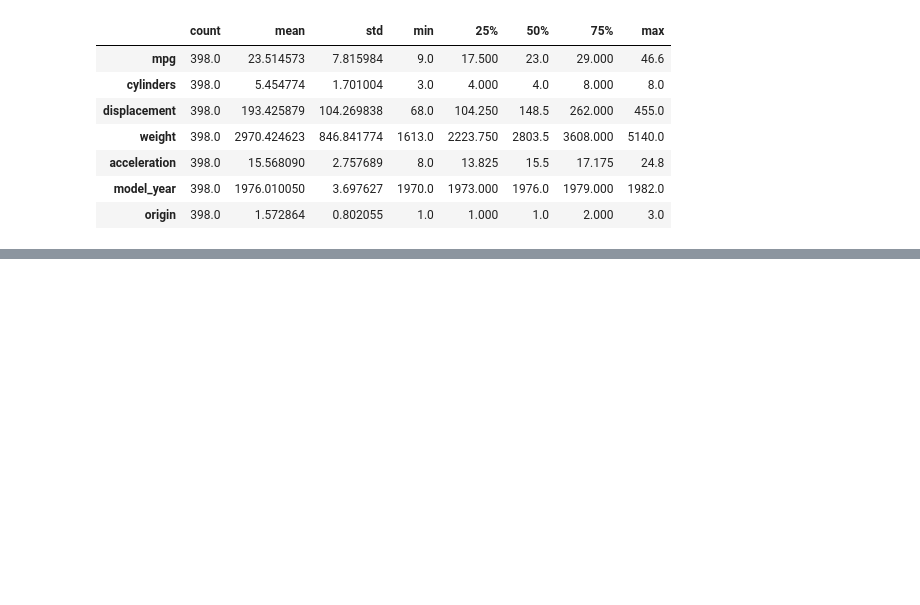
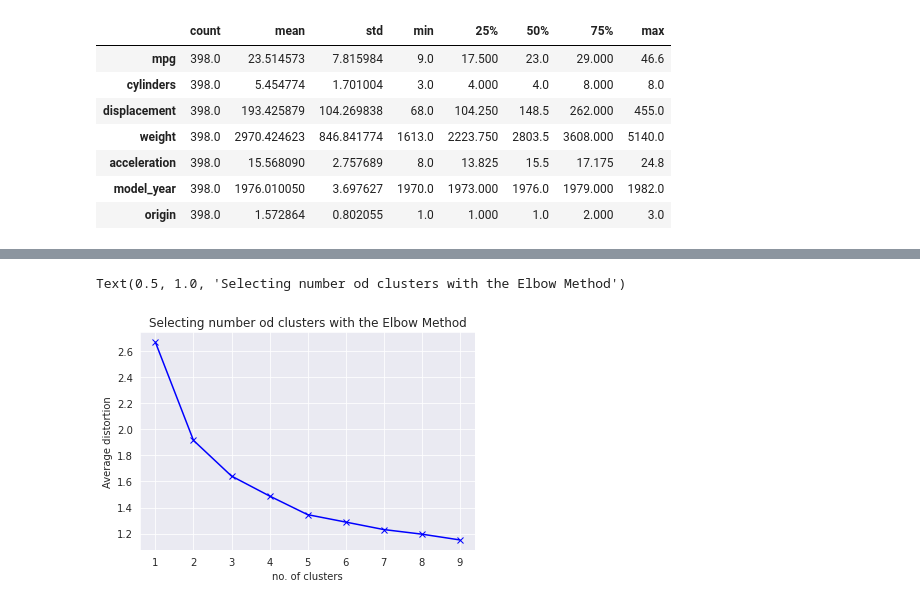
Before and after one commit to Barrok/auto-mpg, a Jupyter notebook: script.ipynb, the cells around one changed output, grey strips where cells are left out. Drawn from its saved outputs; the diff is of its cells as text; code cells hidden in the pictures; blank space fills up the shorter version.

```diff
--- a/script.ipynb
+++ b/script.ipynb
@@ -77,0 +80,6 @@ df.describe().T
+# %%
+from scipy.stats import zscore
+#dropping the Column name "car_name"
+df1 = df.drop(['car_name'], axis = 1)
+df1.dropna(inplace=True)
+df1.head()
@@ -77,0 +106,5 @@ df.describe().T
+# %%
+# horsepower is a string, so I'll have to change it into float before standarization
+df1['horsepower'] = df1['horsepower'].replace('?', "0")
+df1['horsepower'] = df1['horsepower'].astype('float')
+print(df1.dtypes)
@@ -77,0 +121,4 @@ df.describe().T
+# %%
+# standarization
+dfst = df1.apply(zscore)
+dfst.head()
@@ -77,0 +132,20 @@ df.describe().T
+# %%
+#Finding optimal no. of clusters
+from scipy.spatial.distance import cdist
+clusters=range(1,10)
+meanDistortions=[]
+
+for k in clusters:
+    model=KMeans(n_clusters=k)
+    model.fit(dfst)
+    prediction=model.predict(dfst)
+    meanDistortions.append(sum(np.min(cdist(dfst, model.cluster_centers_, 'euclidean'), axis=1)) / dfst.shape[0])
+
+# visualization
+plt.plot(clusters, meanDistortions, 'bx-')
+plt.xlabel('no. of clusters')
+plt.ylabel('Average distortion')
+plt.title('Selecting number od clusters with the Elbow Method')
+# %% [output]
+Text(0.5, 1.0, 'Selecting number od clusters with the Elbow Method')
+[figure, added]
```
Also changed, not shown: parts of 14 cells of this notebook.
